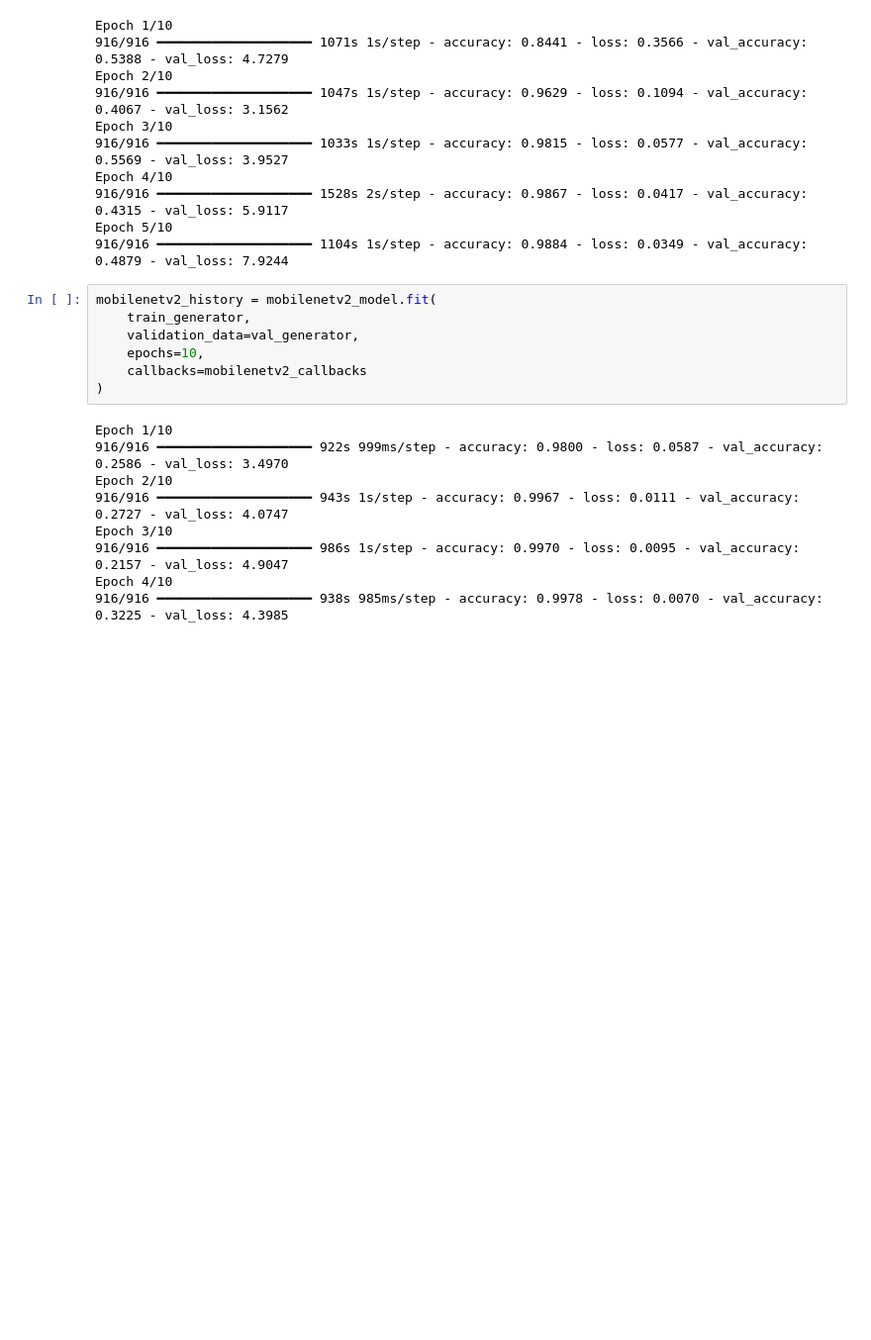
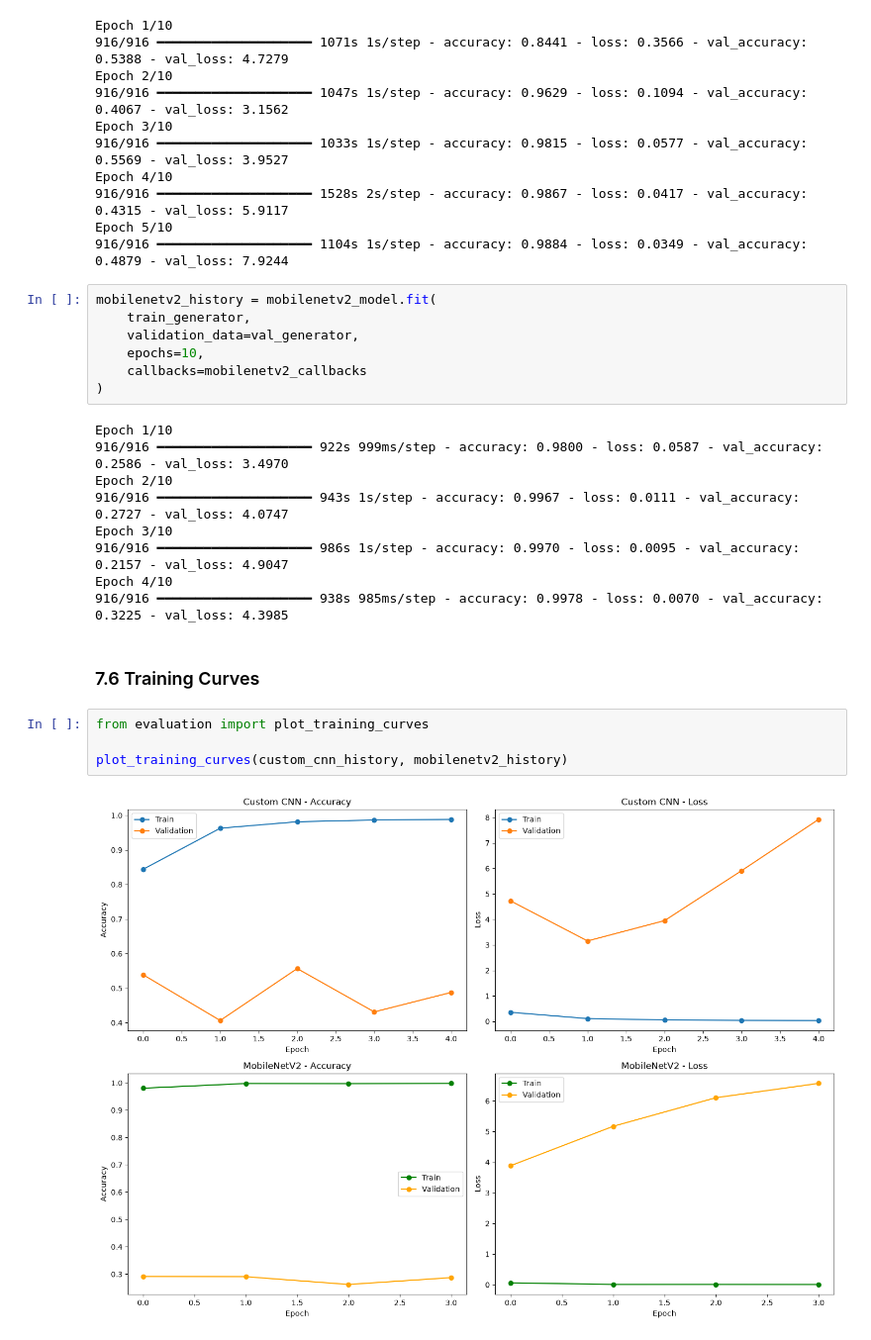
Before and after one commit to lozeva/driver-drowsiness-detection-cnn, a Jupyter notebook: driver_drowsiness_detection.ipynb, the cells around one changed output. Shown at 99% size. Cells and saved outputs as stored; diff of their text form; blank space fills up the shorter version.

```diff
--- a/driver_drowsiness_detection.ipynb
+++ b/driver_drowsiness_detection.ipynb
@@ -629,3 +629,11 @@ Epoch 3/10
 916/916 ━━━━━━━━━━━━━━━━━━━━ 986s 1s/step - accuracy: 0.9970 - loss: 0.0095 - val_accuracy: 0.2157 - val_loss: 4.9047
 Epoch 4/10
 916/916 ━━━━━━━━━━━━━━━━━━━━ 938s 985ms/step - accuracy: 0.9978 - loss: 0.0070 - val_accuracy: 0.3225 - val_loss: 4.3985
+# %% [markdown]
+### 7.6 Training Curves
+# %%
+from evaluation import plot_training_curves
+
+plot_training_curves(custom_cnn_history, mobilenetv2_history)
+# %% [output]
+[figure, added]
```
Also changed, not shown: parts of 7 cells of this notebook, 1 other file.
